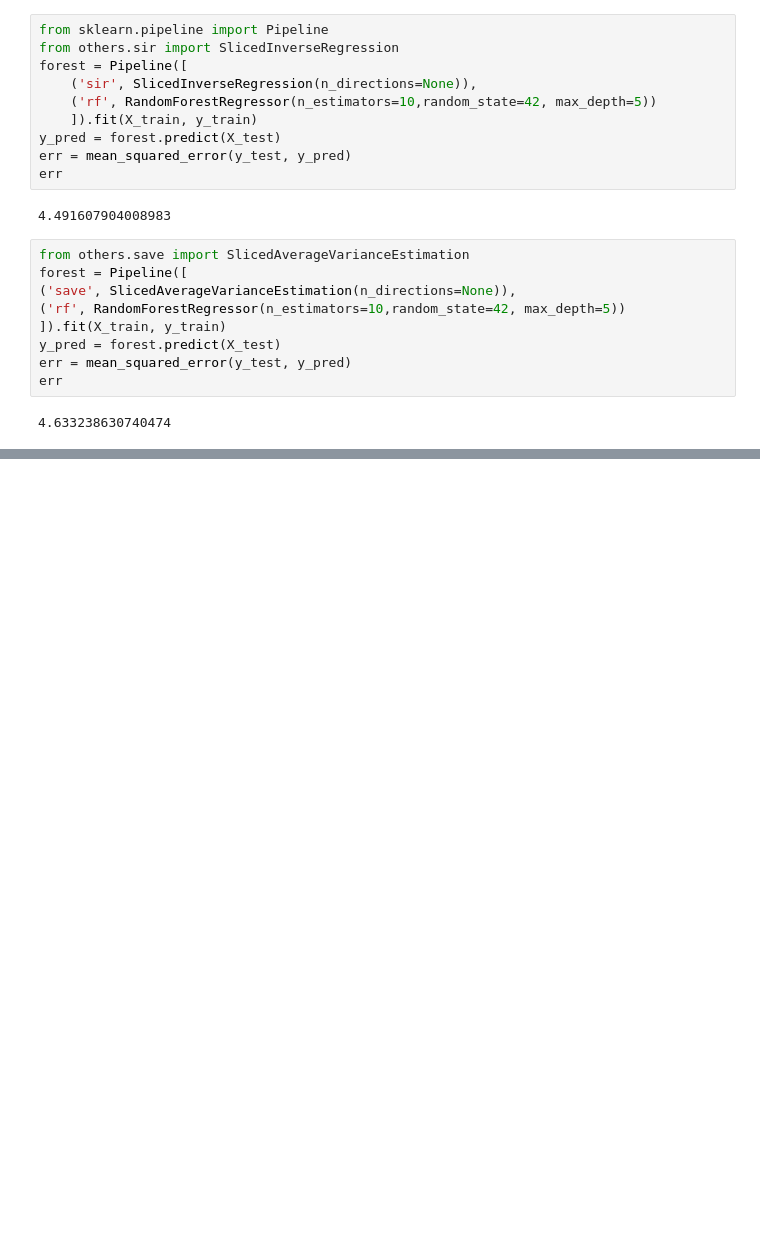
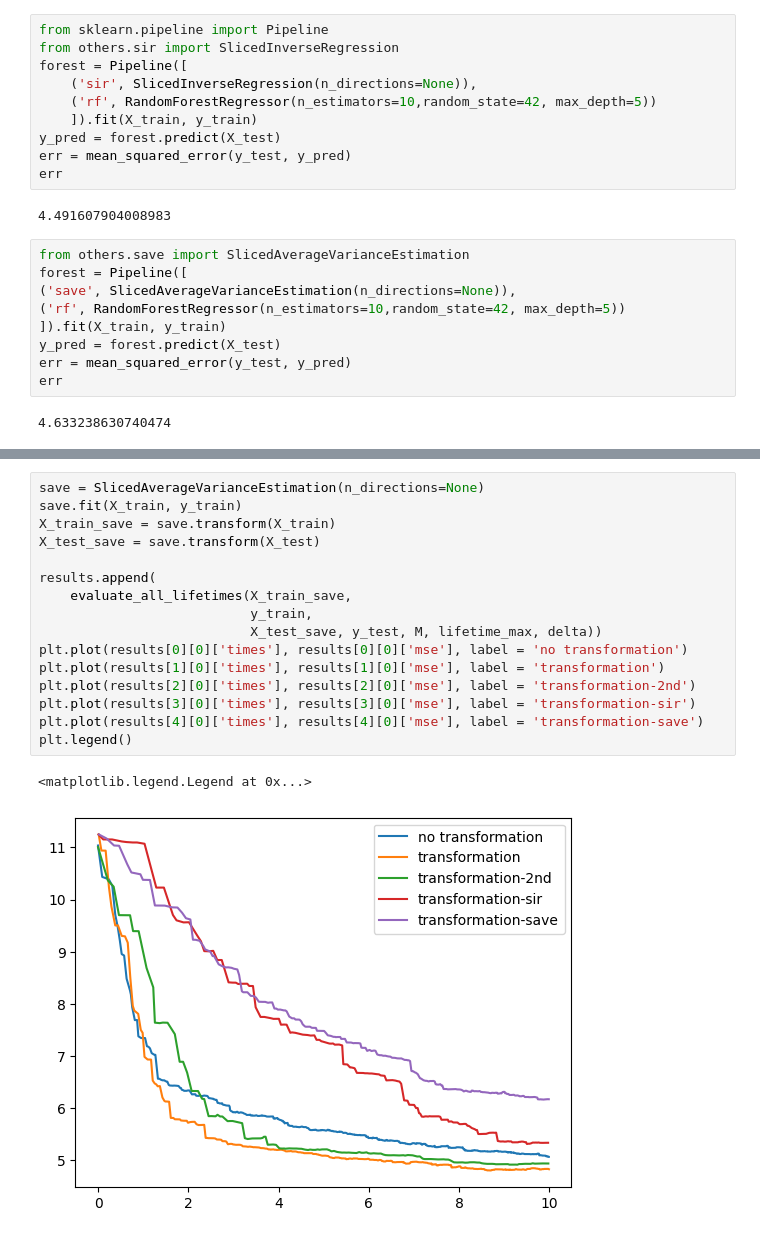
Before and after one commit to Xieyangxinyu/vie, a Jupyter notebook: src/test.ipynb, the cells around one changed output, grey strips where cells are left out. Cells and saved outputs as stored; diff of their text form; blank space fills up the shorter version.

Commit message:
sir & save

```diff
--- a/src/test.ipynb
+++ b/src/test.ipynb
@@ -160,0 +179,19 @@ err
+# %%
+save = SlicedAverageVarianceEstimation(n_directions=None)
+save.fit(X_train, y_train)
+X_train_save = save.transform(X_train)
+X_test_save = save.transform(X_test)
+
+results.append(
+    evaluate_all_lifetimes(X_train_save,
+                           y_train,
+                           X_test_save, y_test, M, lifetime_max, delta))
+plt.plot(results[0][0]['times'], results[0][0]['mse'], label = 'no transformation')
+plt.plot(results[1][0]['times'], results[1][0]['mse'], label = 'transformation')
+plt.plot(results[2][0]['times'], results[2][0]['mse'], label = 'transformation-2nd')
+plt.plot(results[3][0]['times'], results[3][0]['mse'], label = 'transformation-sir')
+plt.plot(results[4][0]['times'], results[4][0]['mse'], label = 'transformation-save')
+plt.legend()
+# %% [output]
+<matplotlib.legend.Legend at 0x...>
+[figure, added]
```
Also changed, not shown: parts of 9 cells of this notebook.
